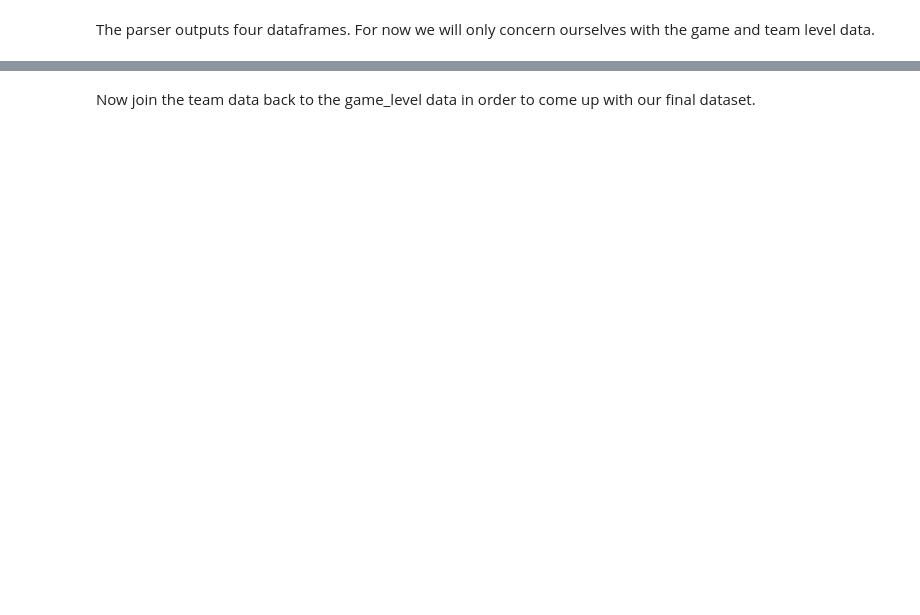
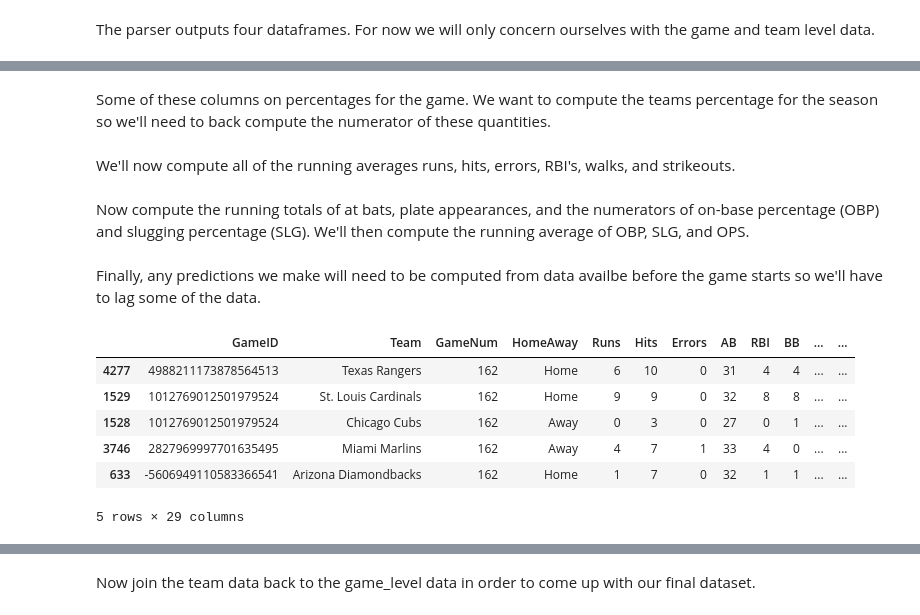
Before and after one commit to EricFriedlander/mlb-predict, a Jupyter notebook: notebooks/model1-basicRegression.ipynb, the cells around one changed output, grey strips where cells are left out. Cells and saved outputs as stored; diff of their text form; code cells hidden in the pictures; blank space fills up the shorter version.

```diff
--- a/notebooks/model1-basicRegression.ipynb
+++ b/notebooks/model1-basicRegression.ipynb
@@ -90,0 +131,2 @@ Now compute the lagged running average for the number of runs and hits for each
+# %% [markdown]
+Some of these columns on percentages for the game. We want to compute the teams percentage for the season so we'll need to back compute the numerator of these quantities.
@@ -91,2 +138,4 @@ Now compute the lagged running average for the number of runs and hits for each
+# %% [markdown]
+We'll now compute all of the running averages runs, hits, errors, RBI's, walks, and strikeouts.
 # %%
 team_data.sort_values(by='GameNum', inplace=True)
@@ -94,0 +145,2 @@ team_data[['MeanRuns', 'MeanHits']] = team_data.groupby(by='Team')[['MeanRuns',
+# %% [markdown]
+Now compute the running totals of at bats, plate appearances, and the numerators of on-base percentage (OBP) and slugging percentage (SLG). We'll then compute the running average of OBP, SLG, and OPS.
@@ -94,0 +153,14 @@ team_data[['MeanRuns', 'MeanHits']] = team_data.groupby(by='Team')[['MeanRuns',
+# %% [markdown]
+Finally, any predictions we make will need to be computed from data availbe before the game starts so we'll have to lag some of the data.
+# %%
+potential_features = ['Runs_Mean', 'Hits_Mean', 'Errors_Mean', 'RBI_Mean', 'BB_Mean', 'SO_Mean', 'SLG_Mean', 'OBP_Mean']
+team_data[potential_features] = team_data.groupby(by='Team')[potential_features].shift(1)
+team_data.tail()
+# %% [output]
+|  | GameID | Team | GameNum | HomeAway | Runs | Hits | Errors | AB | RBI | BB | ... | ... |
+| 4277 | 4988211173878564513 | Texas Rangers | 162 | Home | 6 | 10 | 0 | 31 | 4 | 4 | ... | ... |
+| 1529 | 1012769012501979524 | St. Louis Cardinals | 162 | Home | 9 | 9 | 0 | 32 | 8 | 8 | ... | ... |
+| 1528 | 1012769012501979524 | Chicago Cubs | 162 | Away | 0 | 3 | 0 | 27 | 0 | 1 | ... | ... |
+| 3746 | 2827969997701635495 | Miami Marlins | 162 | Away | 4 | 7 | 1 | 33 | 4 | 0 | ... | ... |
+| 633 | -5606949110583366541 | Arizona Diamondbacks | 162 | Home | 1 | 7 | 0 | 32 | 1 | 1 | ... | ... |
+5 rows × 29 columns
```
Also changed, not shown: parts of 17 cells of this notebook.
